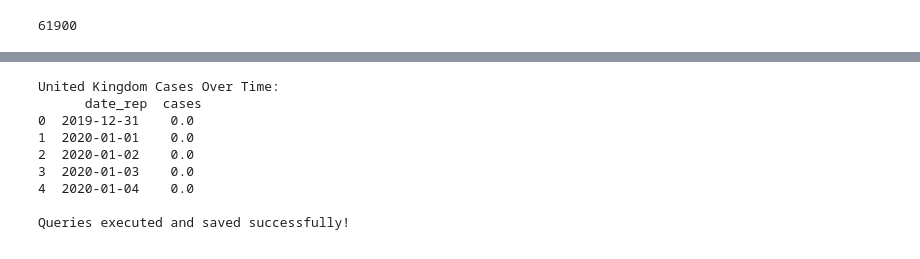
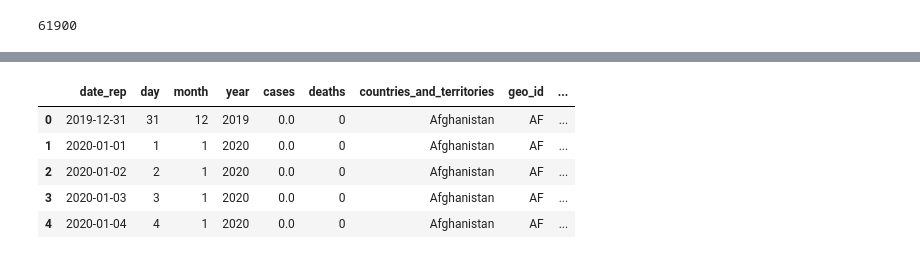
Before and after one commit to Poltanek/Analyzing-ECDC, a Jupyter notebook: query.ipynb, the cells around one changed output, grey strips where cells are left out. Cells and saved outputs as stored; diff of their text form; code cells hidden in the pictures.

```diff
--- a/query.ipynb
+++ b/query.ipynb
@@ -37,24 +15,0 @@ Query executed and saved successfully!
-# %%
-# Daily cases in the United Kingdom
-query2 = """
-SELECT date_rep, cases
-FROM ecdc_cases
-WHERE countries_and_territories = 'United_Kingdom'
-ORDER BY date_rep ASC
-"""
-df_uk_cases = pd.read_sql(query2, conn)
-print("\nUnited Kingdom Cases Over Time:\n", df_uk_cases.head())
-
-df_uk_cases.to_csv("uk_cases_over_time.csv", index=False)
-
-print("\nQueries executed and saved successfully!")
-# %% [output]
-United Kingdom Cases Over Time:
-      date_rep  cases
-0  2019-12-31    0.0
-1  2020-01-01    0.0
-2  2020-01-02    0.0
-3  2020-01-03    0.0
-4  2020-01-04    0.0
-
-Queries executed and saved successfully!
@@ -60,0 +25,16 @@ Queries executed and saved successfully!
+# %%
+# -------------------- Sorting Data by Country and Date --------------------
+query_sorted = """
+SELECT *
+FROM ecdc_cases
+ORDER BY countries_and_territories, date_rep;
+"""
+df_sorted = pd.read_sql(query_sorted, conn)
+df_sorted.head()
+# %% [output]
+|  | date_rep | day | month | year | cases | deaths | countries_and_territories | geo_id | ... |
+| 0 | 2019-12-31 | 31 | 12 | 2019 | 0.0 | 0 | Afghanistan | AF | ... |
+| 1 | 2020-01-01 | 1 | 1 | 2020 | 0.0 | 0 | Afghanistan | AF | ... |
+| 2 | 2020-01-02 | 2 | 1 | 2020 | 0.0 | 0 | Afghanistan | AF | ... |
+| 3 | 2020-01-03 | 3 | 1 | 2020 | 0.0 | 0 | Afghanistan | AF | ... |
+| 4 | 2020-01-04 | 4 | 1 | 2020 | 0.0 | 0 | Afghanistan | AF | ... |
```
Also changed, not shown: parts of 7 cells of this notebook, 2 other files.
